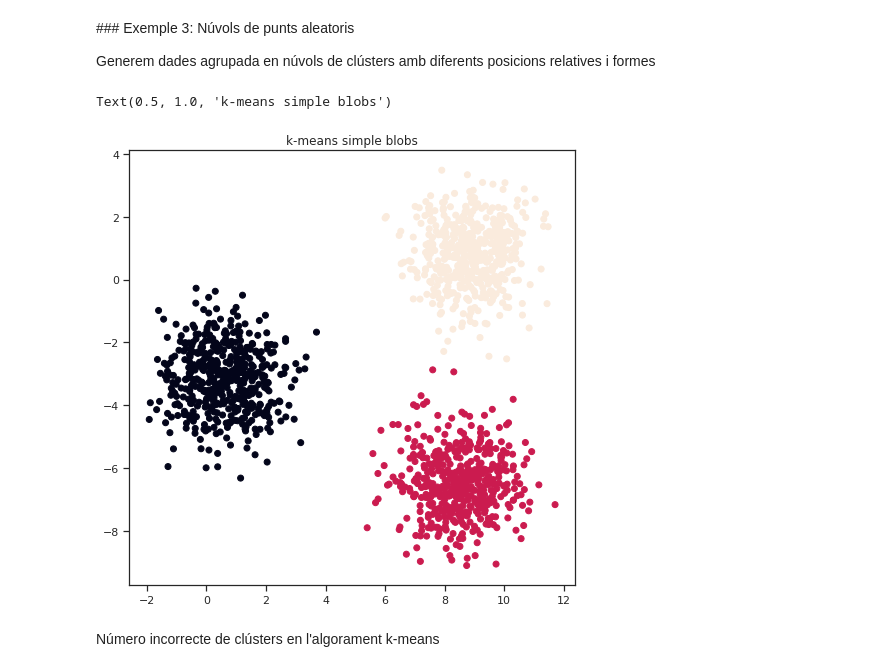
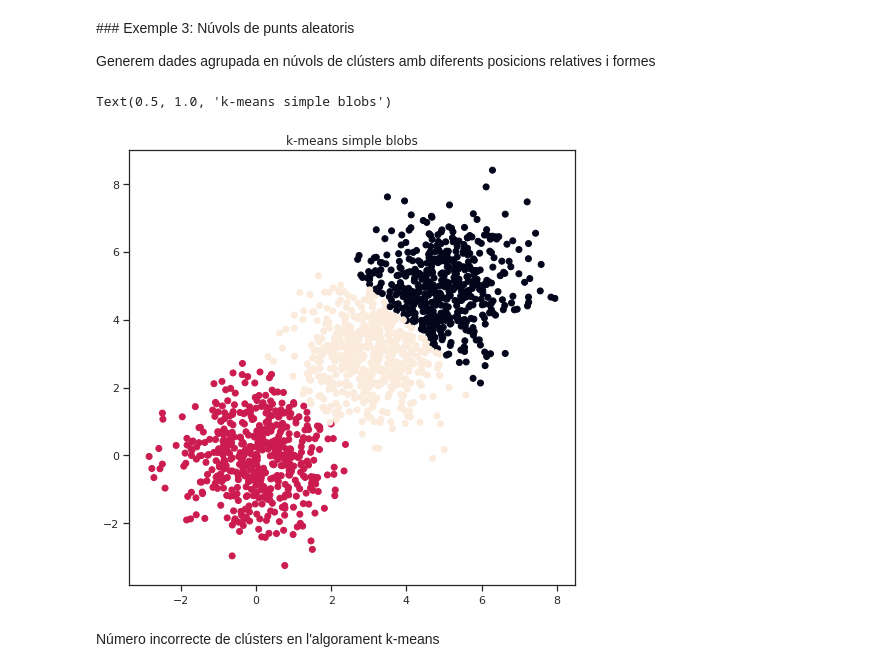
Before and after one commit to raulbenitez/introAI_ICE, a Jupyter notebook: Tema2_Tècniques_d'agrupament.ipynb, the cells around one changed output. Drawn from its saved outputs; the diff is of its cells as text; code cells hidden in the pictures.

```diff
--- a/Tema2_Tècniques_d'agrupament.ipynb
+++ b/Tema2_Tècniques_d'agrupament.ipynb
@@ -134,21 +136,21 @@ Generem dades agrupada en núvols de clústers amb diferents posicions relatives
 # %%
 import numpy as np
 import matplotlib.pyplot as plt
 
 from sklearn.cluster import KMeans
 from sklearn.datasets import make_blobs
 
 n_samples = 1500
-X, y = make_blobs(n_samples=n_samples, centers = 3)
+X, y = make_blobs(n_samples=n_samples, centers = [(0,0),(3,3),(5,5)])
 
 y_pred = KMeans(n_clusters=3).fit_predict(X)
 
 plt.figure(figsize=(8, 8))
-plt.scatter(X[:, 0], X[:, 1], c=y_pred)
+plt.scatter(X[:, 0], X[:, 1],c=y_pred)
 plt.title("k-means simple blobs")
 # %% [output]
 Text(0.5, 1.0, 'k-means simple blobs')
-[figure, old version]
+[figure, new version]
 # %% [markdown]
 Número incorrecte de clústers en l'algorament k-means
 # %%
```
Also changed, not shown: parts of 10 cells of this notebook.
